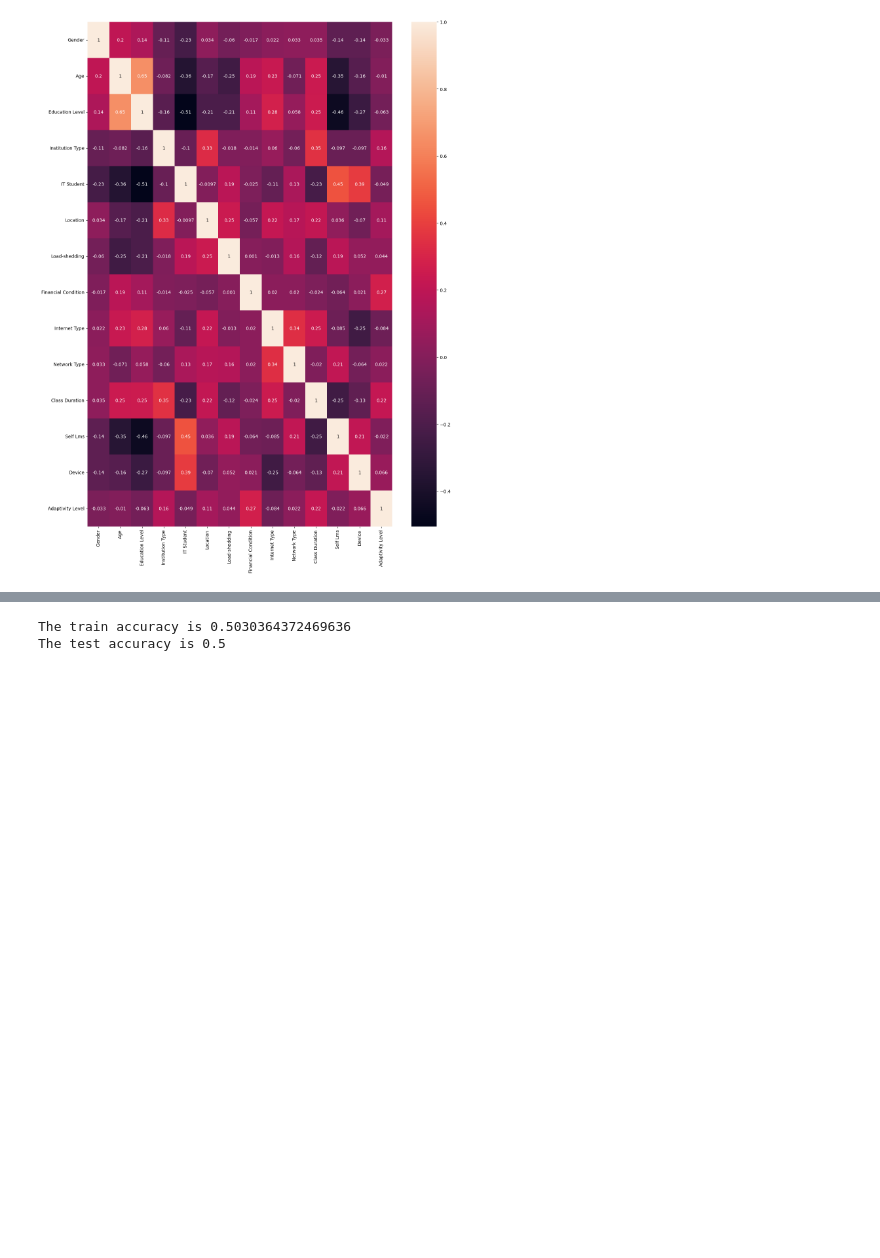
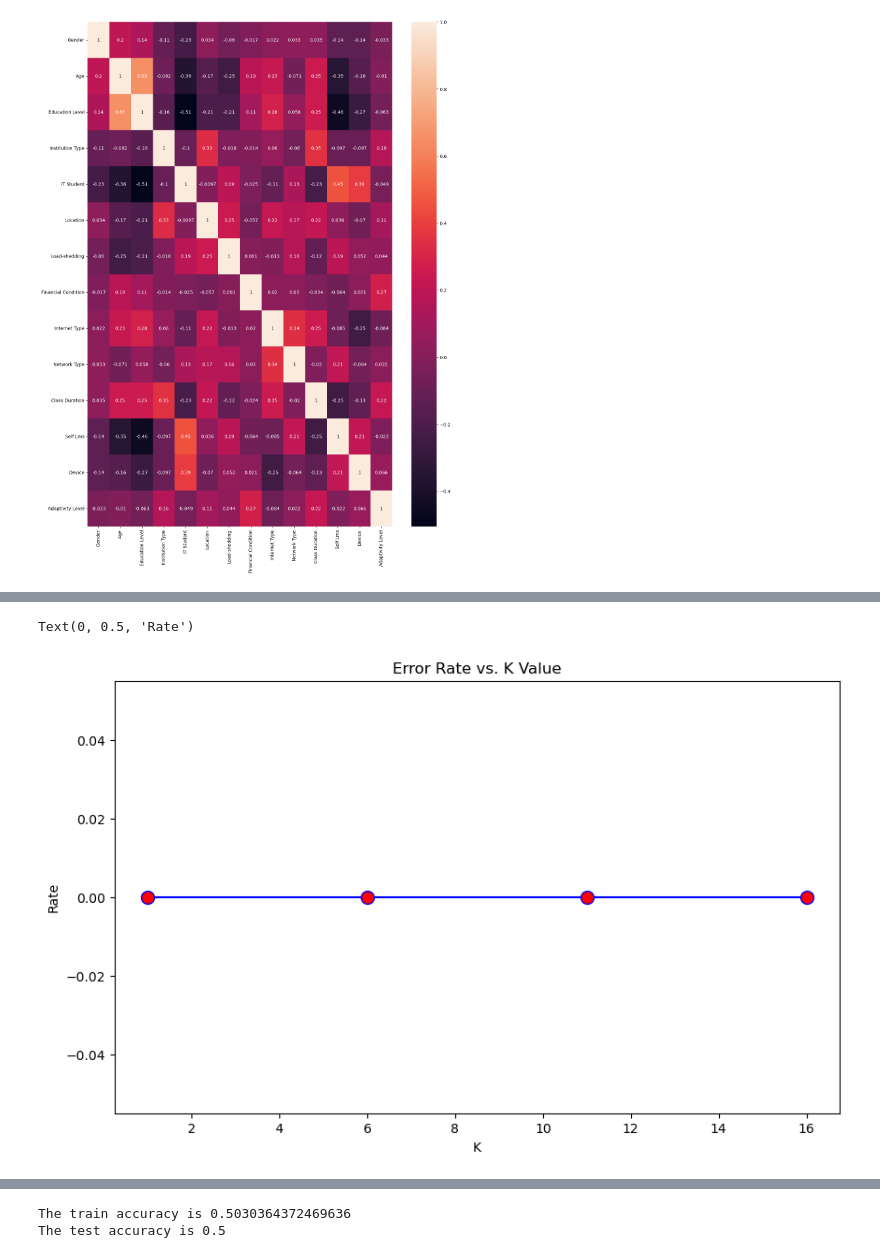
Before and after one commit to besteguney/EEE485, a Jupyter notebook: main3.py.ipynb, the cells around one changed output, grey strips where cells are left out. Saved outputs shown, nothing was run; the diff lists cells and outputs as text; code cells hidden in the pictures; blank space fills up the shorter version.

```diff
--- a/main3.py.ipynb
+++ b/main3.py.ipynb
@@ -435,6 +452,5 @@ def test_train_accuracy(knn, xtrain, ytrain, xtest, ytest):
 # %%
 ## KNN Classifier
 knn = KNN(5)
-xtest, ytest, xtrain, ytrain = test_train_split(20, X_one_hot, Y_one_hot)
-test_train_accuracy(knn, xtrain, ytrain, xtest, ytest)
+test_train_accuracy(knn, xtrain_one_hot, ytrain_one_hot, xtest_one_hot, ytest_one_hot)
 # %% [output]
@@ -444,6 +460,6 @@ The test accuracy is 0.8083333333333333
 # %%
 knn = KNN(10)
-test_train_accuracy(knn, xtrain, ytrain, xtest, ytest)
+test_train_accuracy(knn, xtrain_one_hot, ytrain_one_hot, xtest_one_hot, ytest_one_hot)
 knn = KNN(15)
-test_train_accuracy(knn, xtrain, ytrain, xtest, ytest)
+test_train_accuracy(knn, xtrain_one_hot, ytrain_one_hot, xtest_one_hot, ytest_one_hot)
 # %% [output]
@@ -455,5 +471,5 @@ The test accuracy is 0.7041666666666667
 # %%
 ## KNN Classifier
 knn = KNN(3)
-test_train_accuracy(knn, xtrain, ytrain, xtest, ytest)
+test_train_accuracy(knn, xtrain_one_hot, ytrain_one_hot, xtest_one_hot, ytest_one_hot)
 # %% [output]
@@ -462,0 +479,11 @@ The test accuracy is 0.8875
+# %%
+# Drawing the chart for errors
+cv_error = []
+test_accur = []
+train_accur = []
+for index in range(1,20,5):
+    knn = KNN(index)
+    cv_error.append(k_fold_cross(knn, one_hot_df, 10))
+    train, test = test_train_accuracy(knn, xtrain_one_hot, ytrain_one_hot, xtest_one_hot, ytest_one_hot)
+    train_accur.append(train)
+    test_accur.append(test)
@@ -462,0 +499,10 @@ The test accuracy is 0.8875
+# %%
+plt.figure(figsize=(10,6))
+plt.plot(range(1,20,5),cv_error,color='blue', marker='o',
+         markerfacecolor='red', markersize=10)
+plt.title('Error Rate vs. K Value')
+plt.xlabel('K')
+plt.ylabel('Rate')
+# %% [output]
+Text(0, 0.5, 'Rate')
+[figure, added]
```
Also changed, not shown: parts of 26 cells of this notebook, 2 other files.
